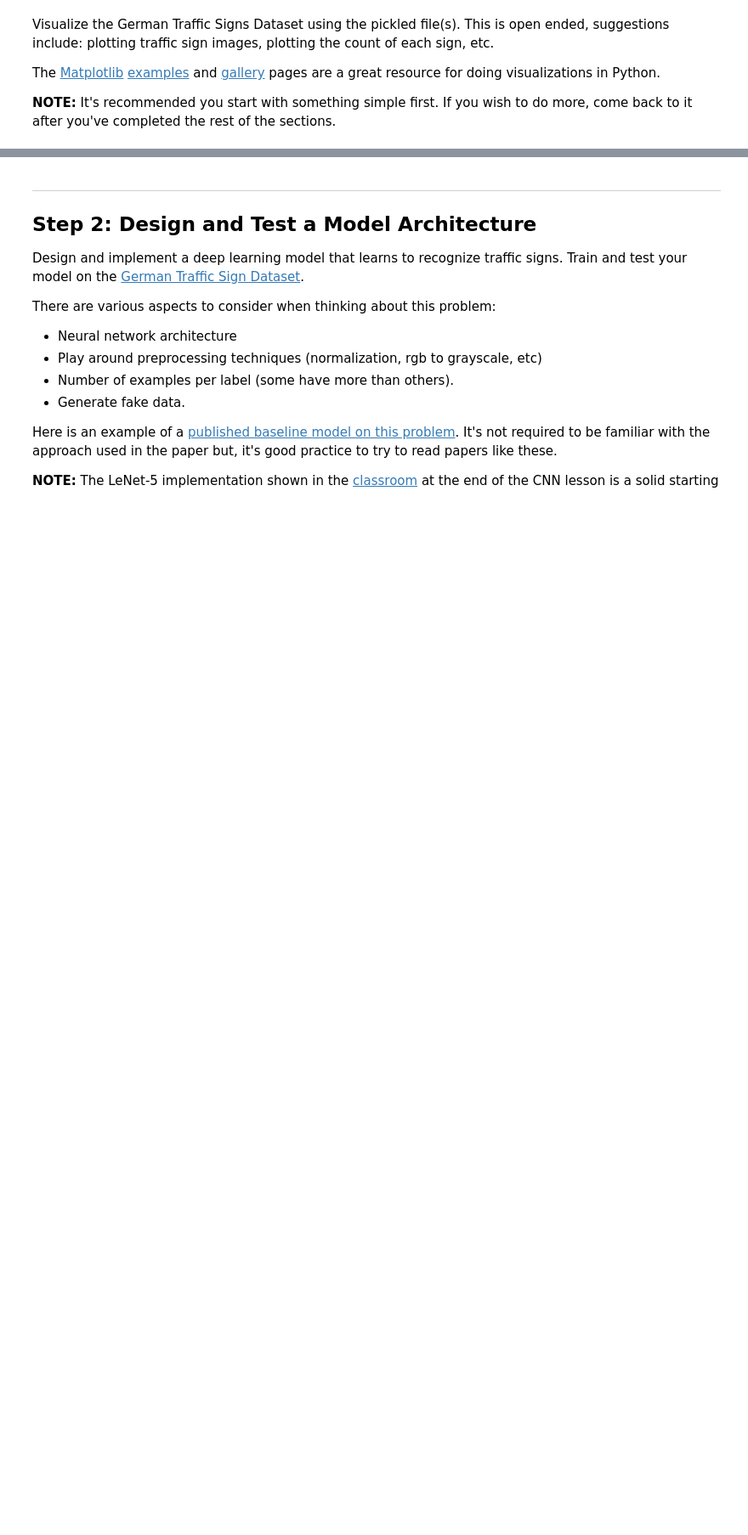
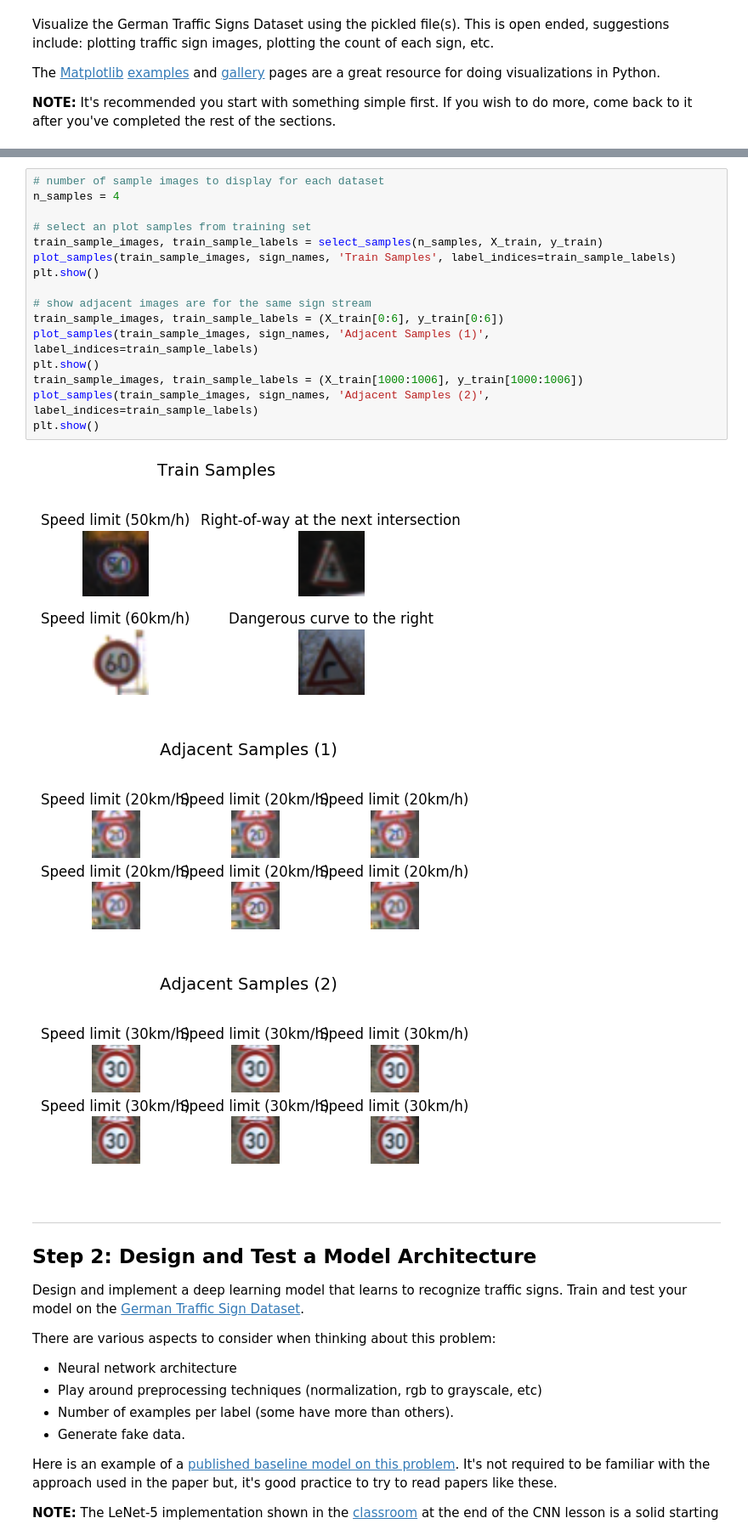
Before and after one commit to morbrian/CarND-Traffic-Sign-Classifier-Project, a Jupyter notebook: Traffic_Sign_Classifier.ipynb, the cells around one changed output, grey strips where cells are left out. Shown at 85% size. Saved outputs shown, nothing was run; the diff lists cells and outputs as text; blank space fills up the shorter version.

```diff
--- a/Traffic_Sign_Classifier.ipynb
+++ b/Traffic_Sign_Classifier.ipynb
@@ -158,3 +130,23 @@ plt.show()
+# %%
+# number of sample images to display for each dataset
+n_samples = 4
+
+# select an plot samples from training set
+train_sample_images, train_sample_labels = select_samples(n_samples, X_train, y_train)
+plot_samples(train_sample_images, sign_names, 'Train Samples', label_indices=train_sample_labels)
+plt.show()
+
+# show adjacent images are for the same sign stream
+train_sample_images, train_sample_labels = (X_train[0:6], y_train[0:6])
+plot_samples(train_sample_images, sign_names, 'Adjacent Samples (1)', label_indices=train_sample_labels)
+plt.show()
+train_sample_images, train_sample_labels = (X_train[1000:1006], y_train[1000:1006])
+plot_samples(train_sample_images, sign_names, 'Adjacent Samples (2)', label_indices=train_sample_labels)
+plt.show()
+# %% [output]
+[figure, added]
+[figure, added]
+[figure, added]
 # %% [markdown]
 ----
 
```
Also changed, not shown: parts of 27 cells of this notebook, 6 other files.
